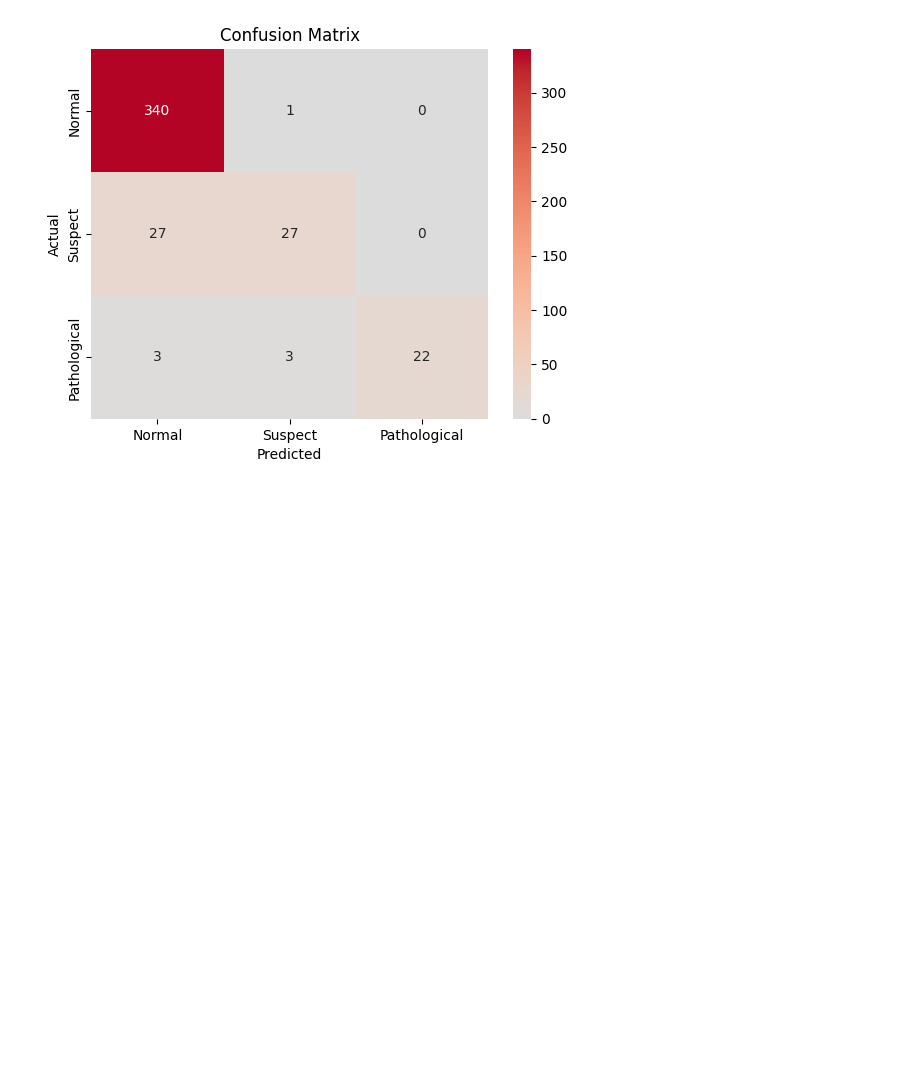
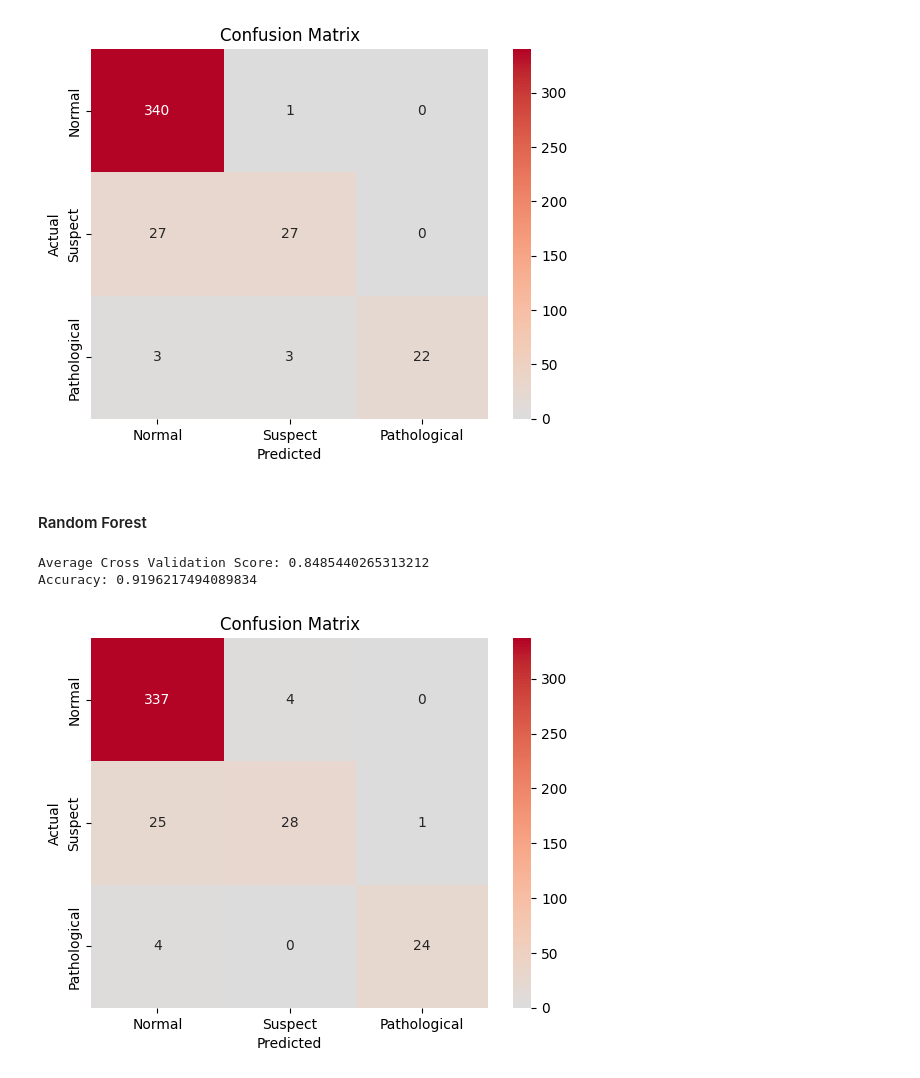
Before and after one commit to JinchenG000/ece9039, a Jupyter notebook: Fetal-Health-Classification.ipynb, the cells around one changed output. Saved outputs shown, nothing was run; the diff lists cells and outputs as text; code cells hidden in the pictures; blank space fills up the shorter version.

```diff
--- a/Fetal-Health-Classification.ipynb
+++ b/Fetal-Health-Classification.ipynb
@@ -214,3 +213,18 @@ plot_confusion_matrix(y_test, max_pred)
 Max Accuracy: 0.9196217494089834, K: 2
 Max Average Cross Validation Scorean: 0.8442819849192744, K:26
 [figure]
+# %% [markdown]
+#### Random Forest
+# %%
+from sklearn.ensemble import RandomForestClassifier
+model = RandomForestClassifier()
+mean_score=cross_val_score(model, pca_data, data['fetal_health'], cv=5, scoring='accuracy').mean()
+print(f"Average Cross Validation Score: {mean_score}")
+model.fit(X_train, y_train)
+y_pred = model.predict(X_test)
+print(f"Accuracy: {accuracy_score(y_test, y_pred)}")
+plot_confusion_matrix(y_test, y_pred)
+# %% [output]
+Average Cross Validation Score: 0.8485440265313212
+Accuracy: 0.9196217494089834
+[figure, added]
```
Also changed, not shown: parts of 7 cells of this notebook.
